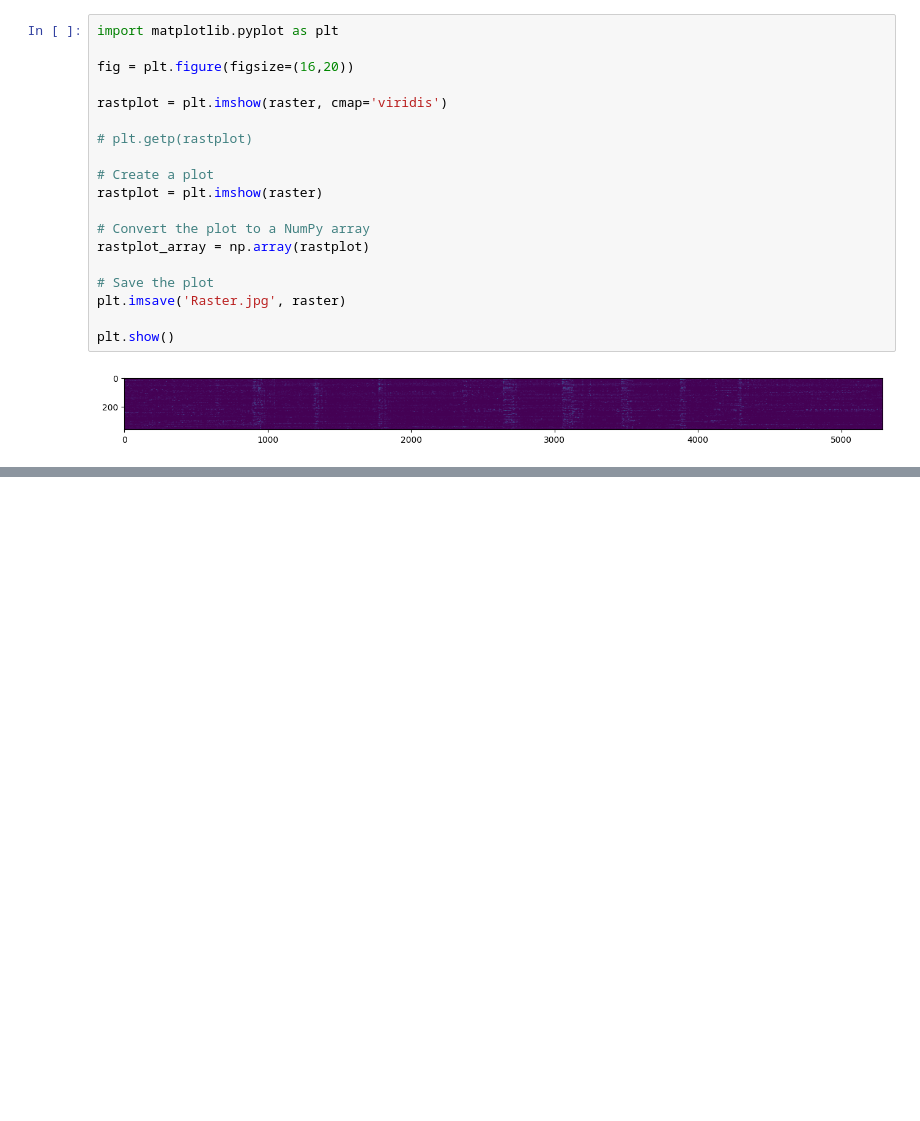
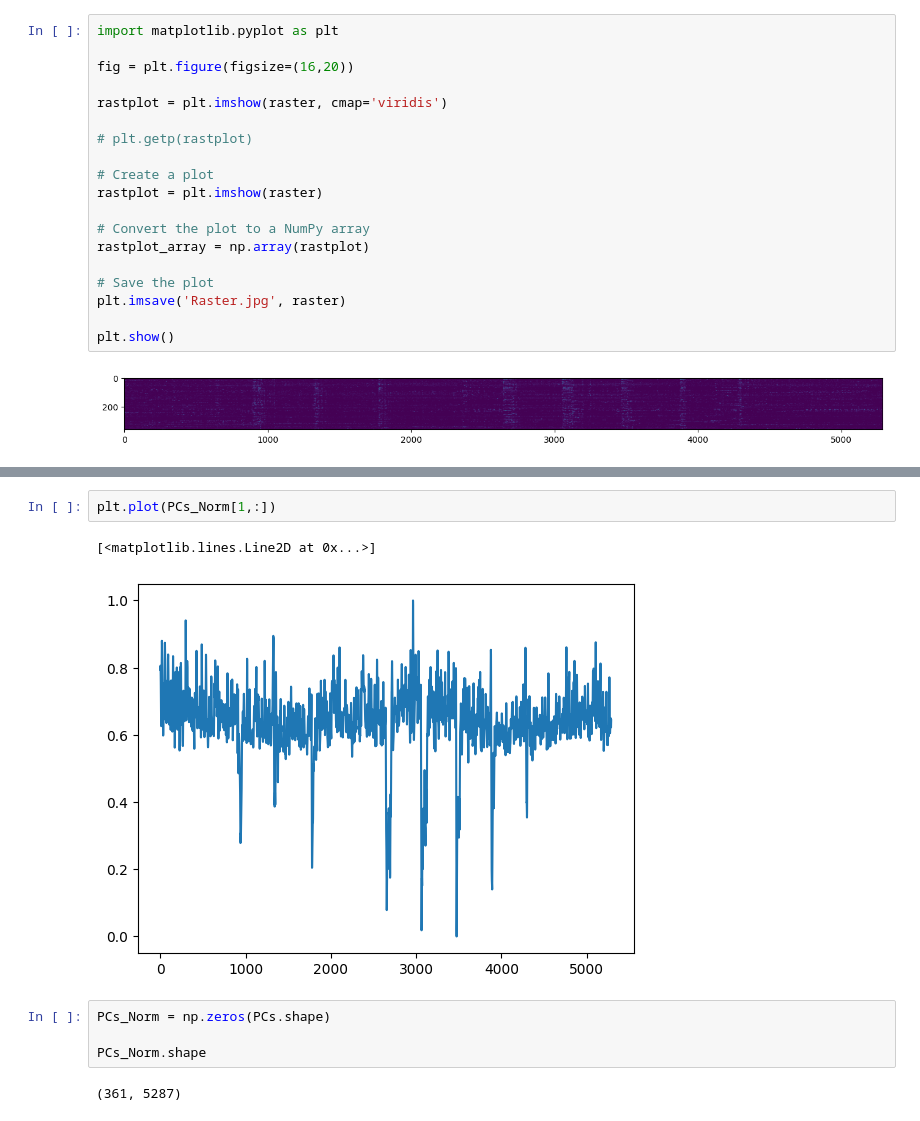
Before and after one commit to RasHerlo/RasPUTin, a Jupyter notebook: Uploading_Raster_from_Gdrive.ipynb, the cells around one changed output, grey strips where cells are left out. Cells and saved outputs as stored; diff of their text form; blank space fills up the shorter version.

```diff
--- a/Uploading_Raster_from_Gdrive.ipynb
+++ b/Uploading_Raster_from_Gdrive.ipynb
@@ -102,0 +145,11 @@ plt.show()
+# %%
+plt.plot(PCs_Norm[1,:])
+# %% [output]
+[<matplotlib.lines.Line2D at 0x...>]
+[figure, added]
+# %%
+PCs_Norm = np.zeros(PCs.shape)
+
+PCs_Norm.shape
+# %% [output]
+(361, 5287)
```
Also changed, not shown: parts of 6 cells of this notebook.
